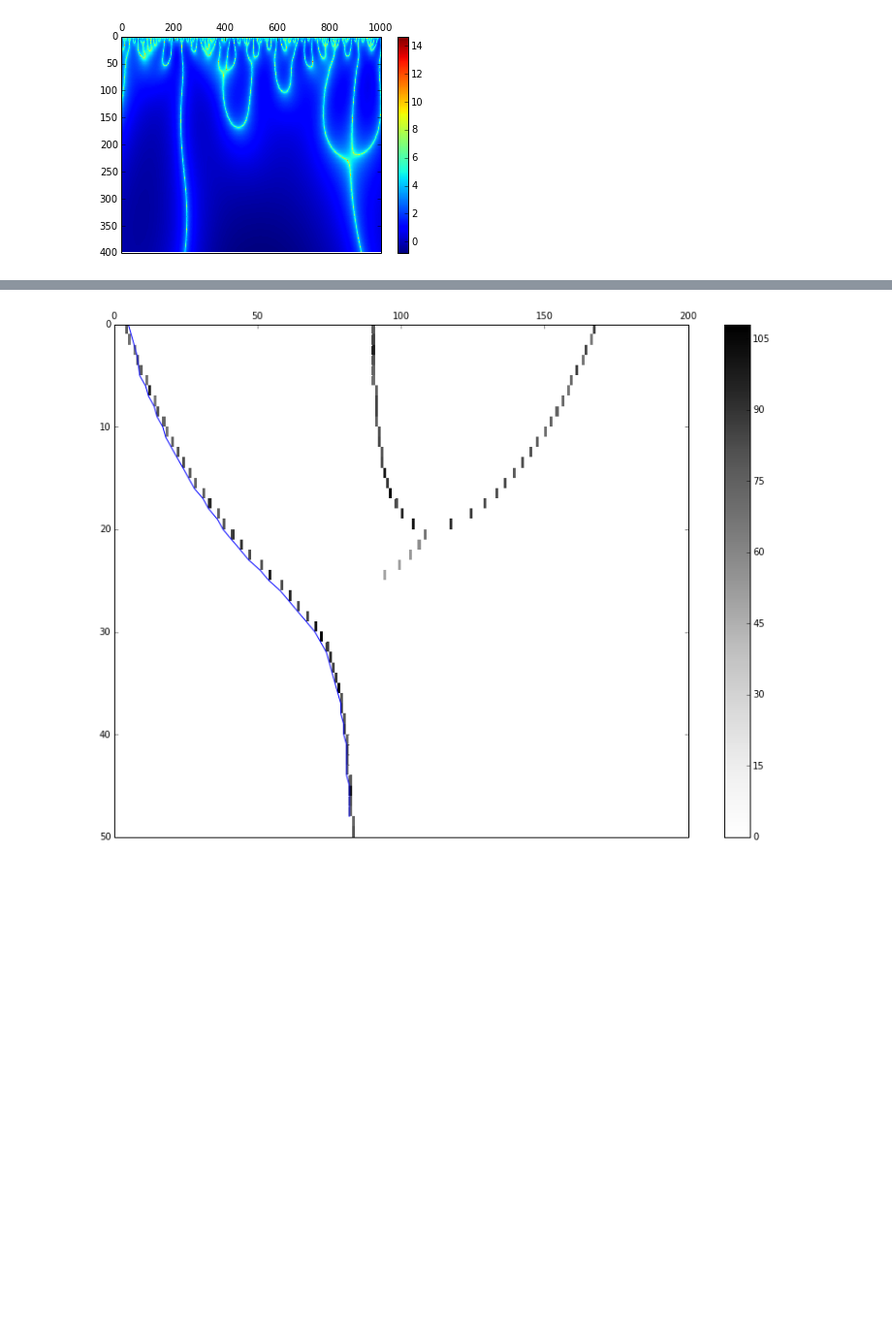
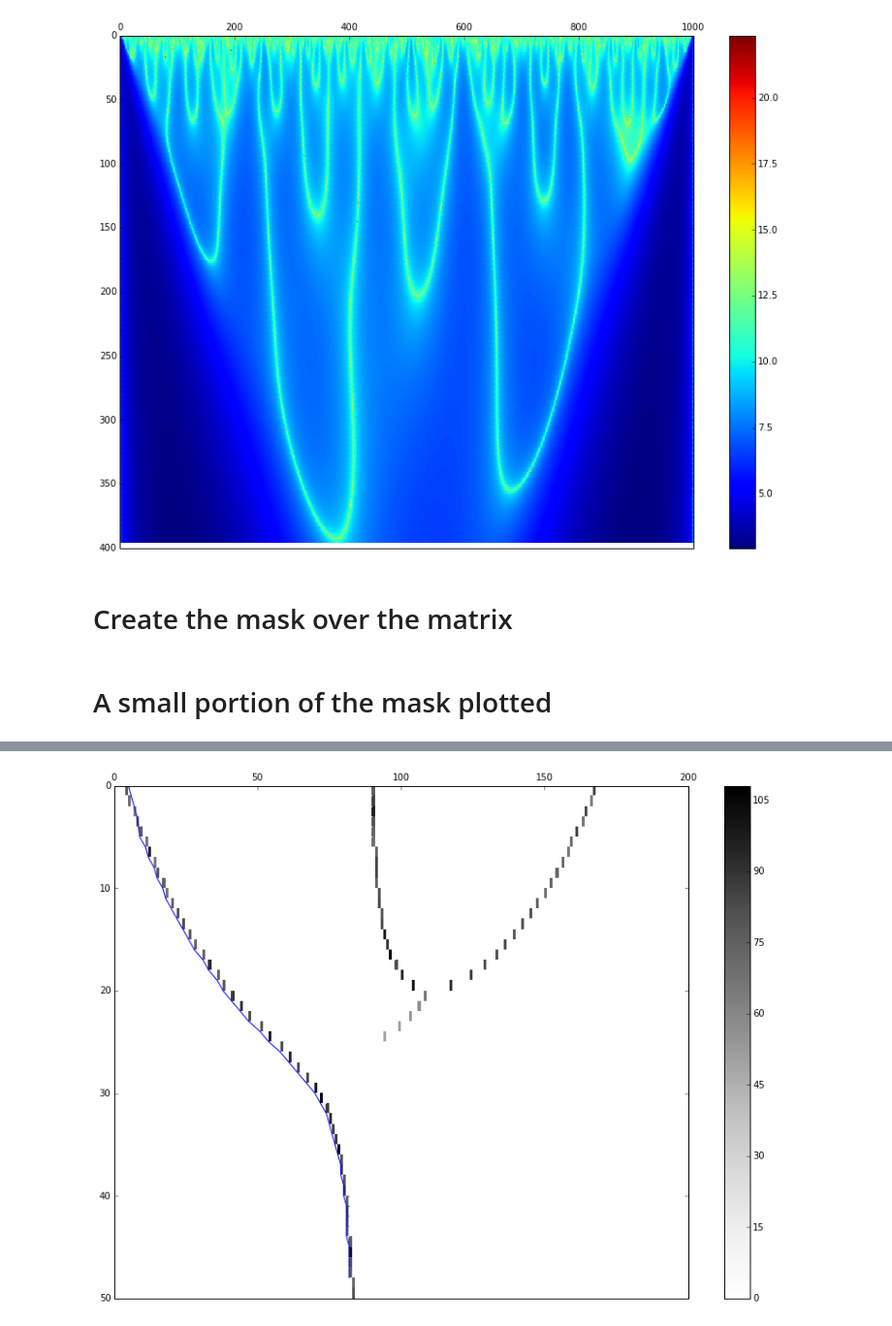
Before and after one commit to buckie/wtmm-python, a Jupyter notebook: notebooks/scipy approach.ipynb, the cells around one changed output, grey strips where cells are left out. Shown at 97% size. Saved outputs shown, nothing was run; the diff lists cells and outputs as text; code cells hidden in the pictures; blank space fills up the shorter version.

```diff
--- a/notebooks/scipy approach.ipynb
+++ b/notebooks/scipy approach.ipynb
@@ -48,8 +56,5 @@ plot(bwn_m)
 # %%
-widths = np.arange(1, 200, 0.5)
-sig = bwn_m
+widths = np.arange(1, 100, 0.25)
+sig = fbm_s
 w_coefs_bwn = signal.cwt(sig, signal.ricker, widths)
 w_coefs_bwn_la = -1 * log(abs(w_coefs_bwn))
-plt.pcolor(w_coefs_bwn_la)
-plt.colorbar()
-plt.show()
@@ -58,9 +67,12 @@ plt.show()
 # %%
-plt.pcolormesh(w_coefs_bwn_la)
+plt.figure(figsize=(14,10))
+plt.pcolor(w_coefs_bwn_la)
+plt.colorbar()
 ax = plt.gca()
 ax.set_ylim(ax.get_ylim()[::-1])
 ax.xaxis.tick_top()
-plt.colorbar()
 plt.show()
 # %% [output]
-[figure, old version]
+[figure, new version]
+# %% [markdown]
+# Create the mask over the matrix
@@ -67 +82,3 @@ plt.show()
+# %% [markdown]
+# A small portion of the mask plotted
 # %%
```
Also changed, not shown: parts of 47 cells of this notebook.
